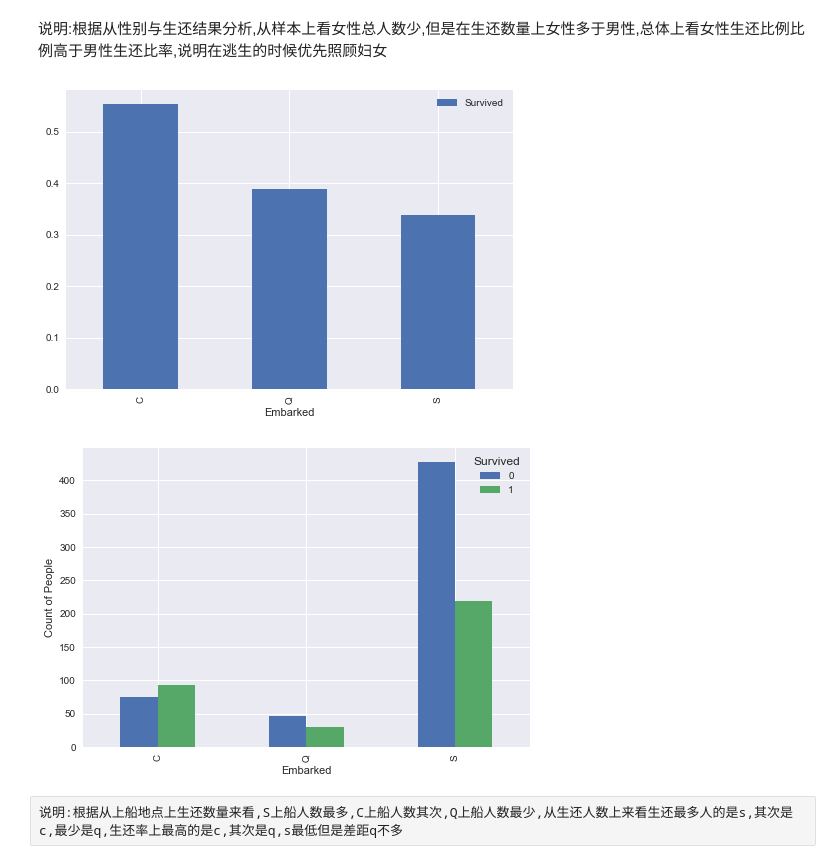
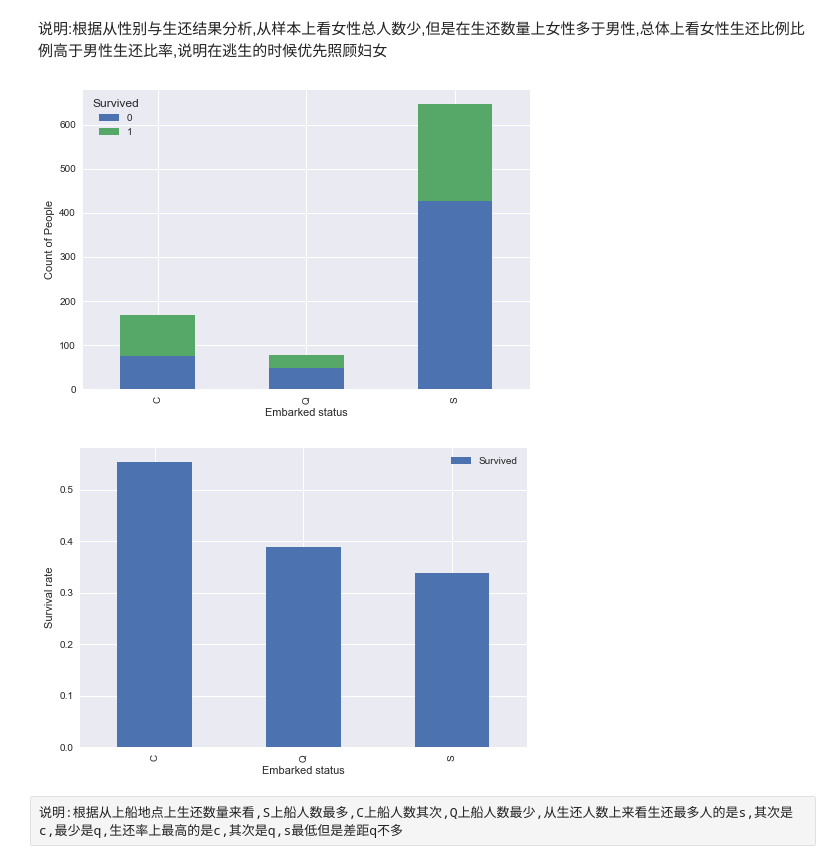
Before and after one commit to xueweiyema/titanic_analysis, a Jupyter notebook: titanic.ipynb, the cells around one changed output. Saved outputs shown, nothing was run; the diff lists cells and outputs as text; code cells hidden in the pictures.

```diff
--- a/titanic.ipynb
+++ b/titanic.ipynb
@@ -149,13 +162,16 @@ plt.show()
 # %%
 # 生存与上船地点的关系
 e_df=df[["Embarked","Survived"]]
+e_df.groupby(['Embarked','Survived'])['Survived'].count().unstack().plot(kind='bar',stacked='True')
+plt.ylabel('Count of People')
+plt.xlabel('Embarked status')
 e_df.groupby(['Embarked']).mean().plot(kind='bar')
-e_df.groupby(['Embarked','Survived'])['Survived'].count().unstack().plot(kind='bar')
-plt.ylabel('Count of People')
+plt.ylabel('Survival rate')
+plt.xlabel('Embarked status')
 plt.show()
 # %% [output]
-[figure, old version]
+[figure, new version]
-[figure, old version]
+[figure, new version]
 # %% [raw]
 说明:根据从上船地点上生还数量来看,S上船人数最多,C上船人数其次,Q上船人数最少,从生还人数上来看生还最多人的是s,其次是c,最少是q,生还率上最高的是c,其次是q,s最低但是差距q不多
 # %%
```
Also changed, not shown: parts of 9 cells of this notebook.
